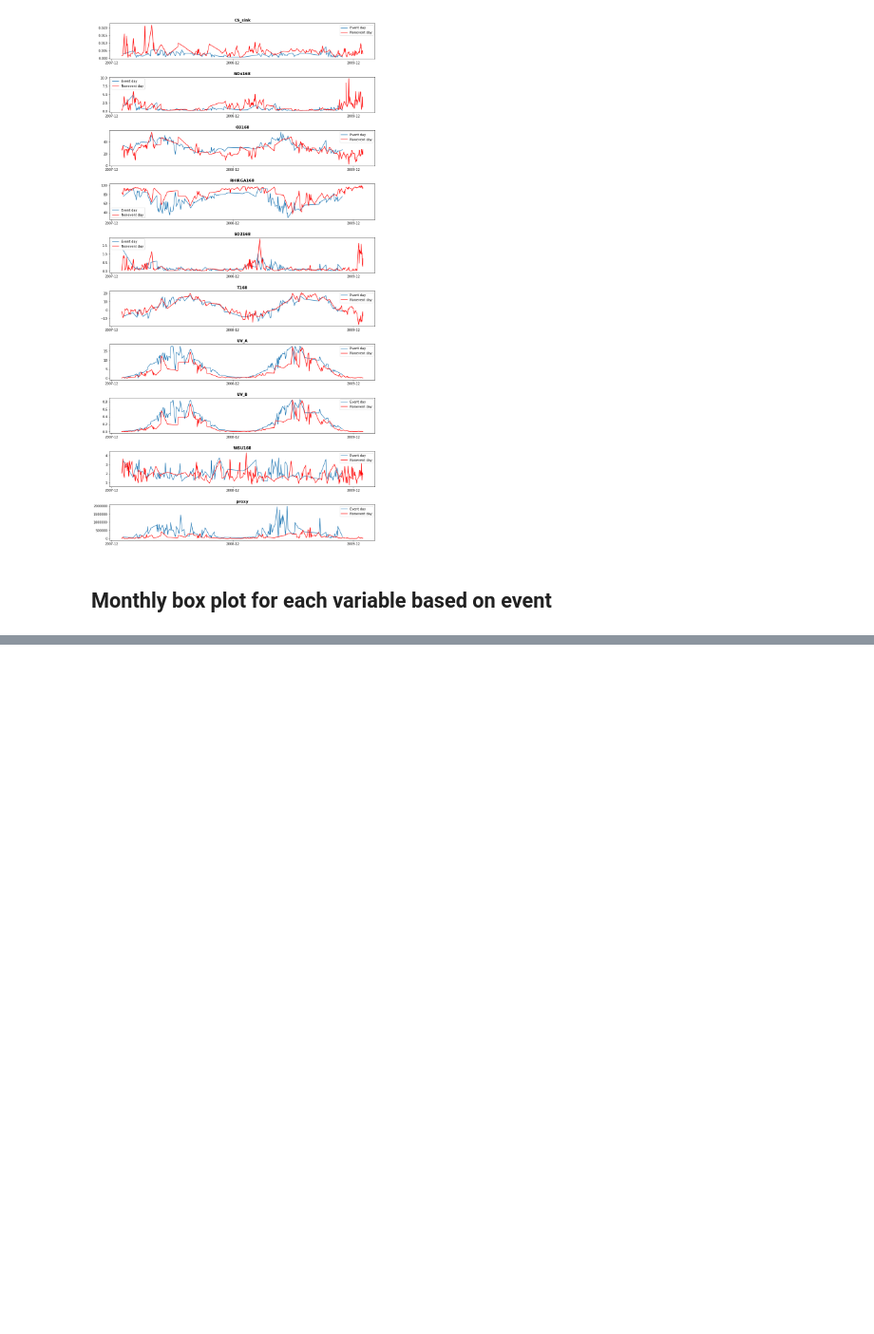
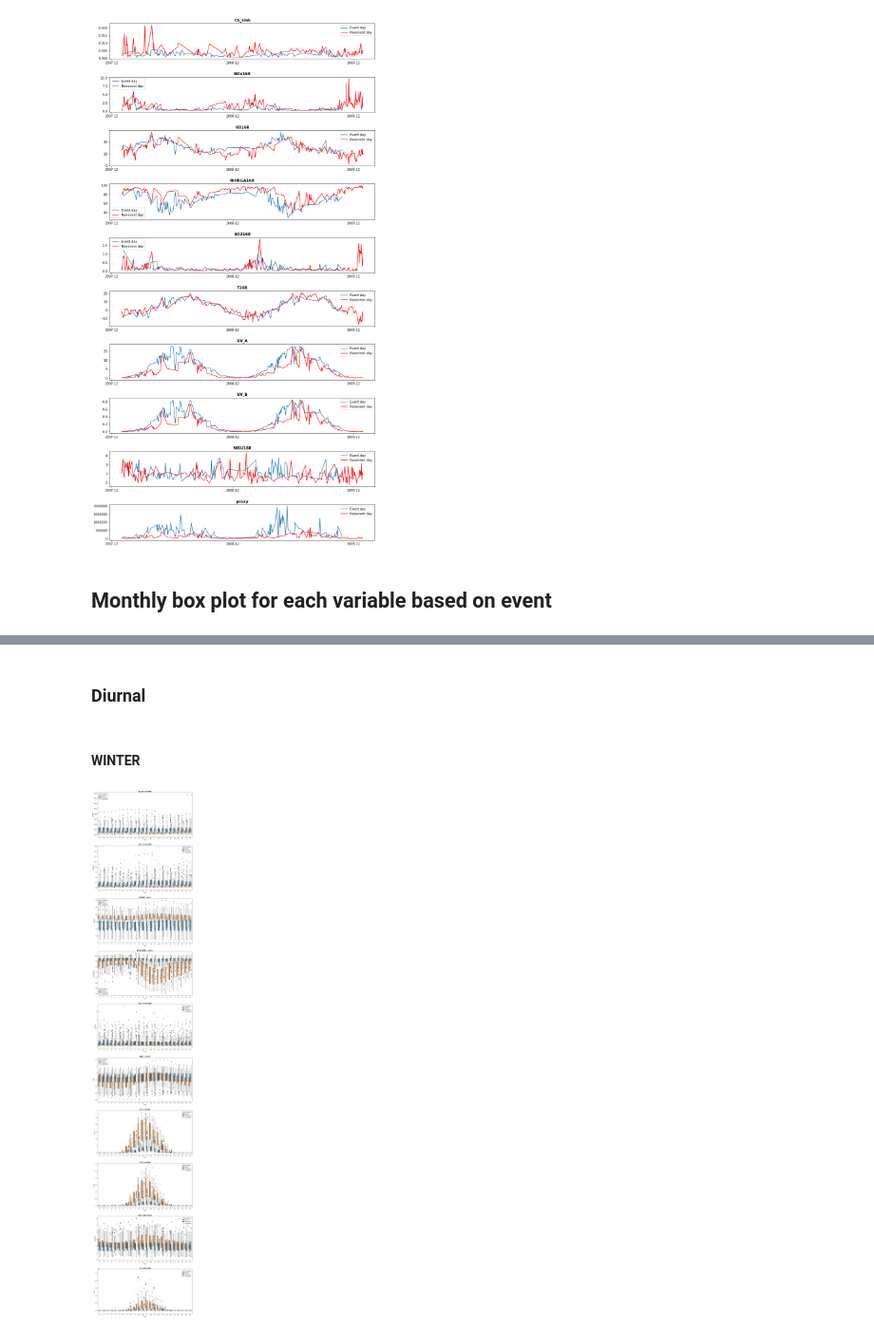
Before and after one commit to vietle94/NPF-smearII, a Jupyter notebook: Project.ipynb, the cells around one changed output, grey strips where cells are left out. Shown at 95% size. Drawn from its saved outputs; the diff is of its cells as text; code cells hidden in the pictures; blank space fills up the shorter version.

```diff
--- a/Project.ipynb
+++ b/Project.ipynb
@@ -442,0 +444,14 @@ fig.subplots_adjust(left=None, bottom=None, right=None, top=None, wspace=None, h
+# %% [markdown]
+### Diurnal
+# %% [markdown]
+#### WINTER
+# %%
+winter = [12,1,2,3]
+idx = np.in1d(combined_hourly.index.get_level_values('Time').month, winter)
+fig, ax = plt.subplots(combined_hourly.shape[1] - 1, figsize = (15, 85))
+for i in range(combined_hourly.shape[1] - 1):
+    sns.boxplot(x = combined_hourly[idx].index.get_level_values('Hour'), y = combined_hourly[idx].iloc[:,i+1], hue = combined_hourly.loc[idx,'Event_category'], palette = {'Nonevent' : 'tab:blue', 'Undefined' : 'whitesmoke', 'Event' : 'tab:orange'}, hue_order = ['Event', 'Nonevent', 'Undefined'], ax = ax[i])
+    ax[i].set_title(combined_daily.columns[i+1] + ' in winter', fontweight = 'bold')
+    ax[i].set_xlabel('Hour')
+# %% [output]
+[figure, added]
```
Also changed, not shown: parts of 34 cells of this notebook.
